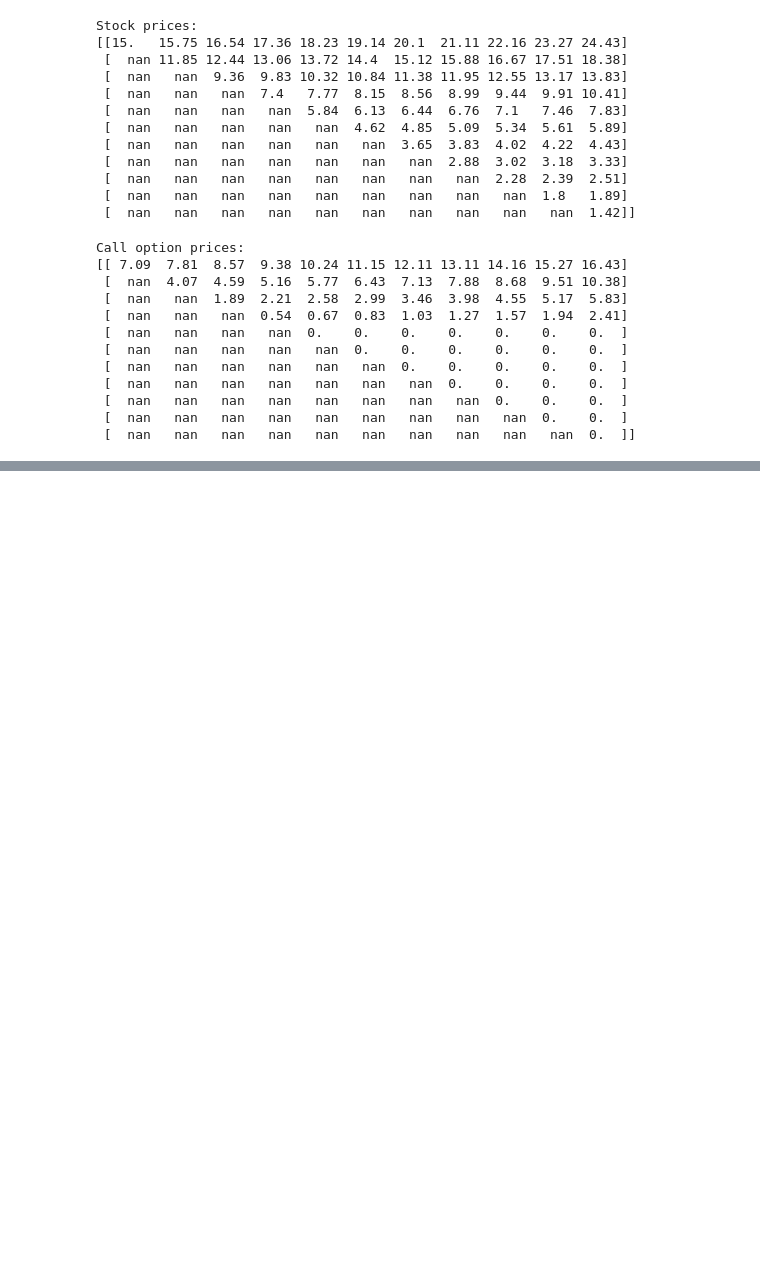
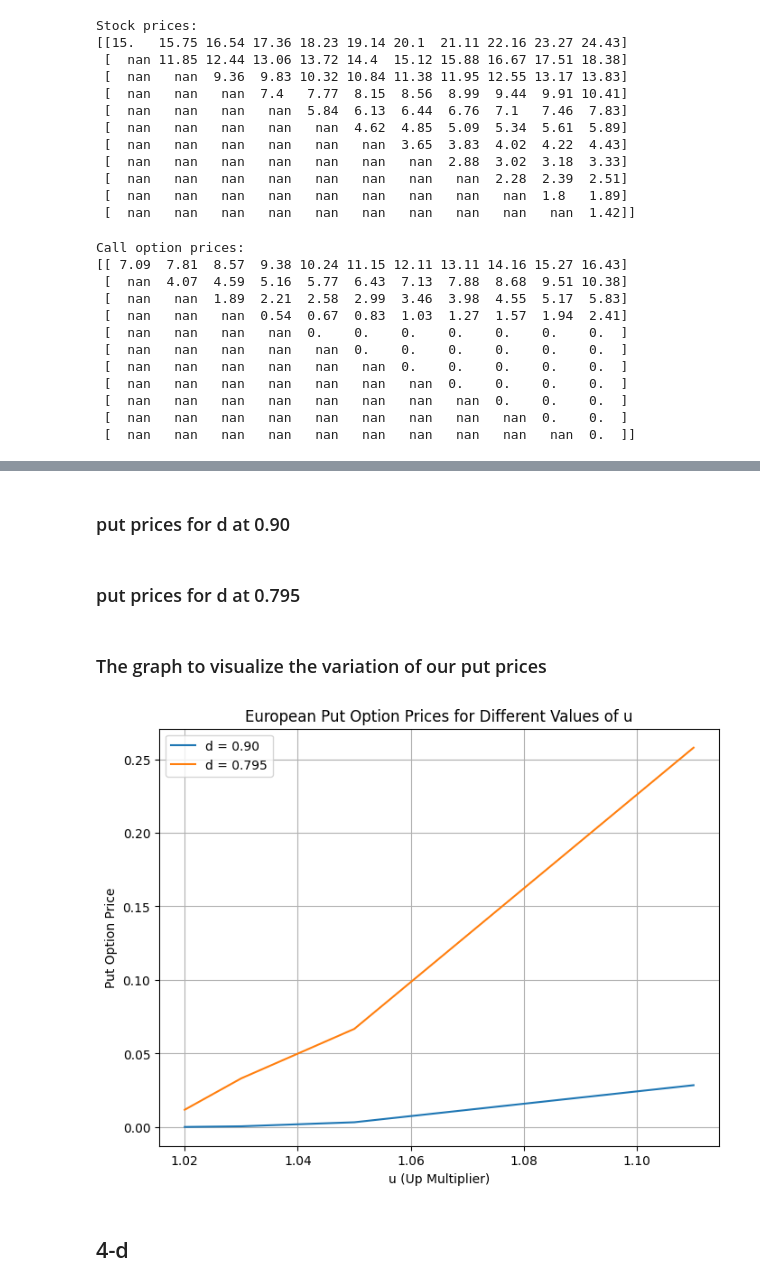
Before and after one commit to Hunter-13-z/SPF, a Jupyter notebook: A1_Ex4.ipynb, the cells around one changed output, grey strips where cells are left out. Saved outputs shown, nothing was run; the diff lists cells and outputs as text; code cells hidden in the pictures; blank space fills up the shorter version.

```diff
--- a/A1_Ex4.ipynb
+++ b/A1_Ex4.ipynb
@@ -54,0 +131,48 @@ Call option prices:
+# %%
+def european_put_option_price(s, u, d, T, K, r1):
+    q = (1 + r1 - d) / (u - d)  # risk neutral probability for up
+    stockprice = np.full((T + 1, T + 1), np.nan)
+    stockprice[0, 0] = s
+
+    # Determine possible stock prices up to maturity
+    for j in range(1, T + 1):
+        for i in range(0, j):
+            stockprice[i, j] = stockprice[i, j - 1] * u
+            stockprice[i + 1, j] = stockprice[i, j - 1] * d
+
+    # Determine European put option prices and conditional values
+    putoption = np.full((T + 1, T + 1), np.nan)
+    putoption[:, -1] = np.where(K - stockprice[:, -1] < 0, 0, K - stockprice[:, -1])
+
+    for j in range(T - 1, -1, -1):
+        for i in range(0, j + 1):
+            putoption[i, j] = (q * putoption[i, j + 1] + (1 - q) * putoption[i + 1, j + 1]) / (1 + r1)
+
+    return putoption[0, 0]  # return the price of the option at time 0
+# %% [markdown]
+### put prices for d at 0.90
+# %%
+d_fixed_90 = 0.90
+u_values = [1.02, 1.03, 1.05, 1.11]
+put_prices_90 = [european_put_option_price(s, u, d_fixed_90, T, K, r1) for u in u_values]
+# %% [markdown]
+### put prices for d at 0.795
+# %%
+d_fixed_795 = 0.795
+put_prices_795 = [european_put_option_price(s, u, d_fixed_795, T, K, r1) for u in u_values]
+# %% [markdown]
+### The graph to visualize the variation of our put prices
+# %%
+plt.figure(figsize=(8, 6))
+plt.plot(u_values, put_prices_90, label='d = 0.90')
+plt.plot(u_values, put_prices_795, label='d = 0.795')
+plt.title('European Put Option Prices for Different Values of u')
+plt.xlabel('u (Up Multiplier)')
+plt.ylabel('Put Option Price')
+plt.legend()
+plt.grid(True)
+plt.show()
+# %% [output]
+[figure, added]
+# %% [markdown]
+## 4-d
```
Also changed, not shown: parts of 19 cells of this notebook.
